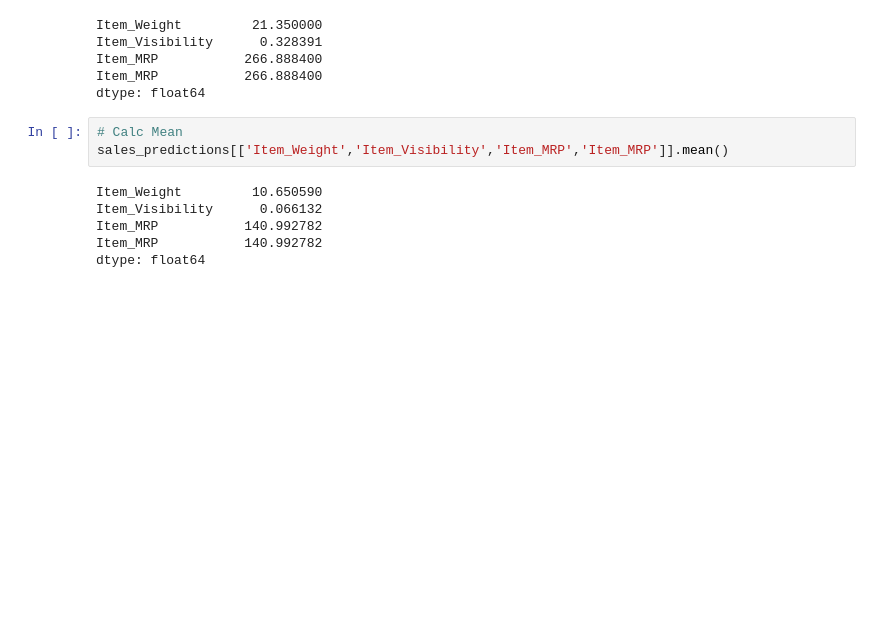
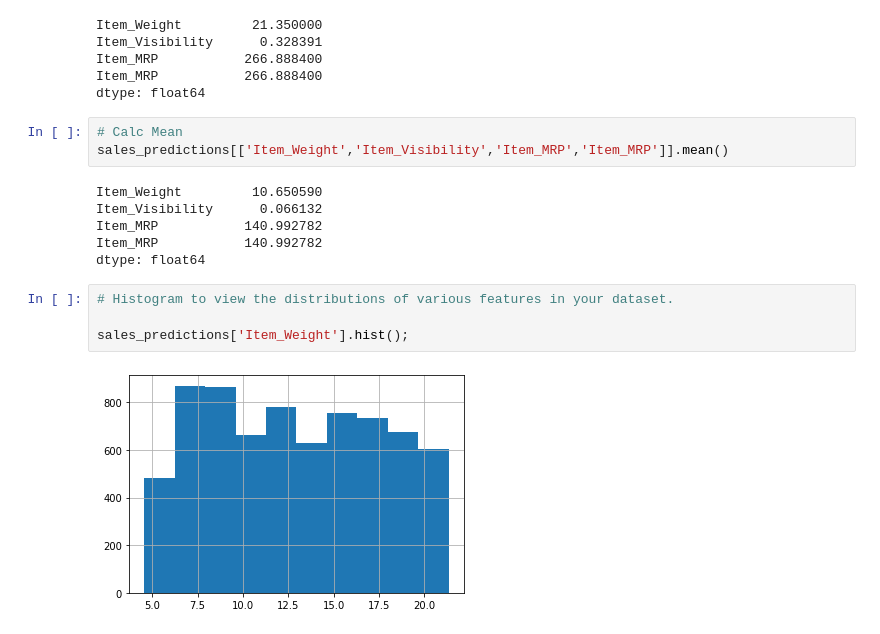
Before and after one commit to amrrahman1/Project-1---Part-1-2-and-3, a Jupyter notebook: Untitled12.ipynb, the cells around one changed output. Drawn from its saved outputs; the diff is of its cells as text; blank space fills up the shorter version.

```diff
--- a/Untitled12.ipynb
+++ b/Untitled12.ipynb
@@ -169,3 +170,9 @@ Item_Visibility      0.066132
 Item_MRP           140.992782
 Item_MRP           140.992782
 dtype: float64
+# %%
+# Histogram to view the distributions of various features in your dataset.
+
+sales_predictions['Item_Weight'].hist();
+# %% [output]
+[figure, added]
```
Also changed, not shown: parts of 10 cells of this notebook.
